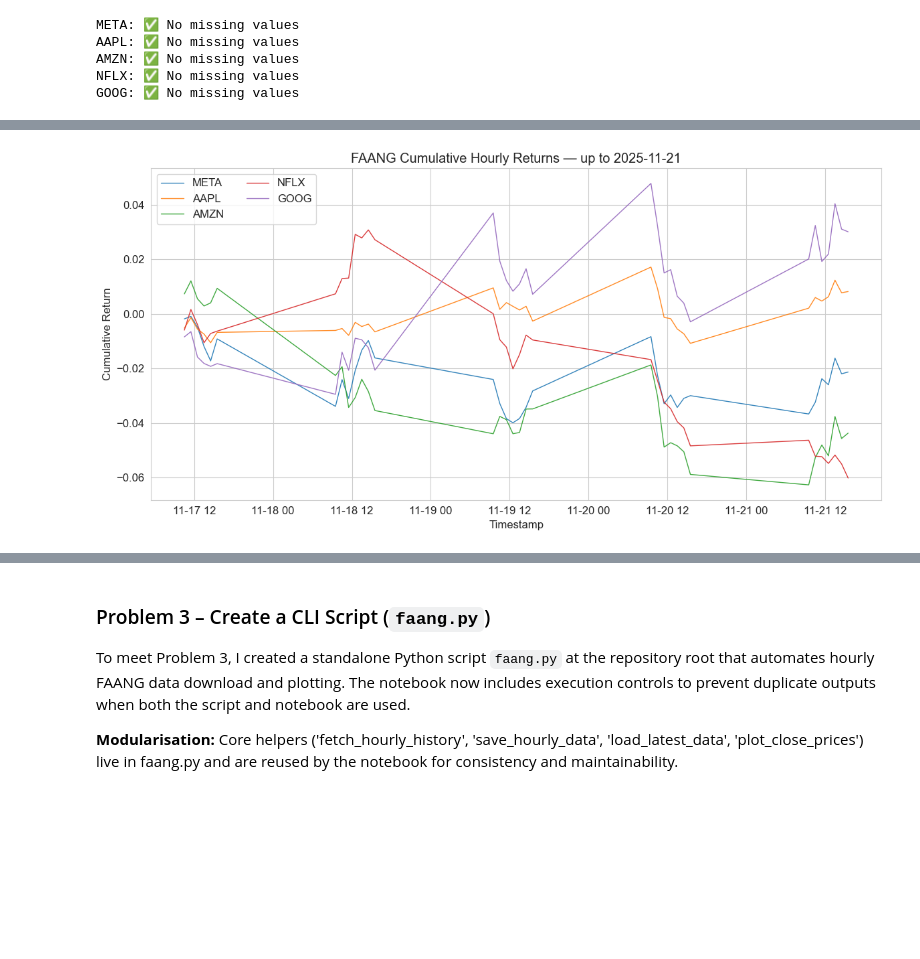
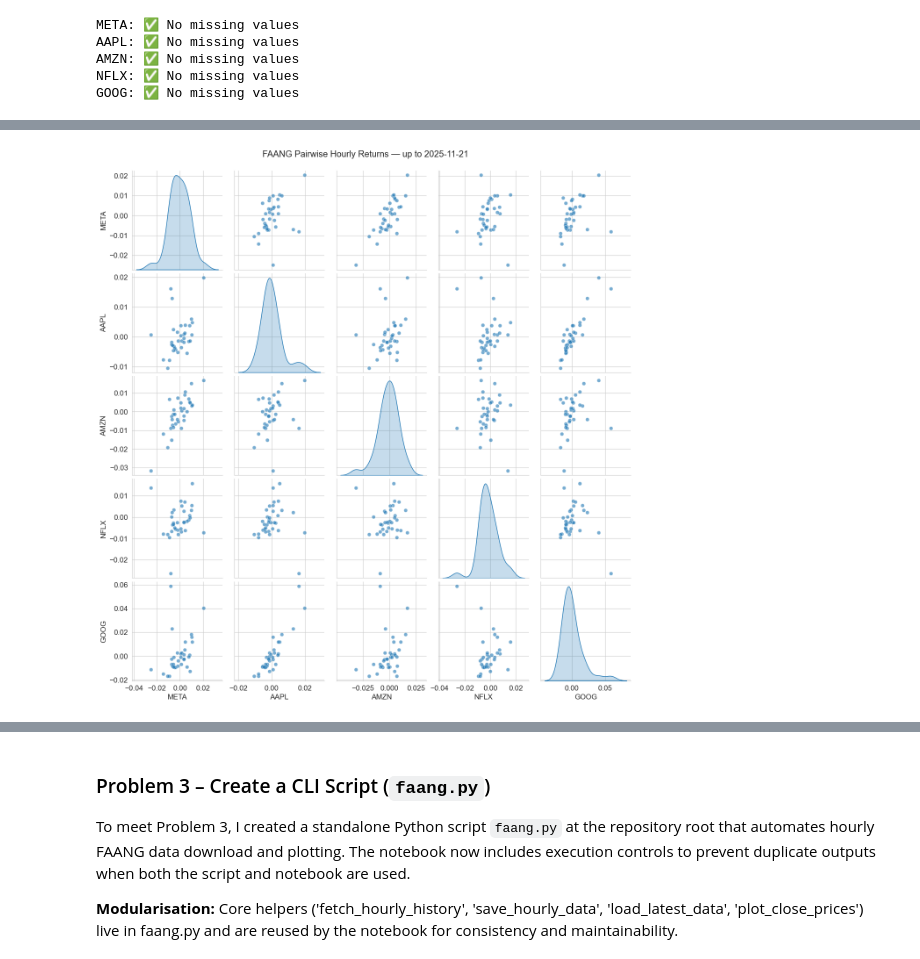
Before and after one commit to ECronin1973/computer_infrastructure, a Jupyter notebook: problems.ipynb, the cells around one changed output, grey strips where cells are left out. Drawn from its saved outputs; the diff is of its cells as text; code cells hidden in the pictures; blank space fills up the shorter version.

```diff
--- a/problems.ipynb
+++ b/problems.ipynb
@@ -759,62 +795,37 @@ Optional, display‑only cell that plots pairwise scatter panels and marginal KD
 # %%
-# Step 8b — Cumulative returns per ticker (uses Step 1 `data`)
+# Step 8b — Pairwise Scatterplot Matrix (Pairplot)
 
-# Validate Step 1 `data`
+# Ensure data is loaded
+tickers = ["META", "AAPL", "AMZN", "NFLX", "GOOG"]
 if 'data' not in globals() or not isinstance(data, dict) or not data:
-    raise RuntimeError("`data` (Step 1 downloads) not found or is empty. Ensure Step 1 populated `data` as dict[symbol -> DataFrame].")
+    print("`data` not found — reloading from Step 1 CSVs...")
+    data = load_latest_data(tickers, folder="data", show_preview=False)
 
-# 1) Build aligned prices from Step 1 frames
+# Build aligned price series
 aligned = []
 for sym, df in data.items():
     tmp = df.copy()
     if 'Date' in tmp.columns and 'Close' in tmp.columns:
-        tmp = tmp[['Date', 'Close']].copy()
         tmp['Date'] = pd.to_datetime(tmp['Date'], errors='coerce')
-        tmp = tmp.set_index('Date').sort_index()
+        tmp = tmp.set_index('Date').sort_index()[['Close']]
     elif 'Close' in tmp.columns:
         tmp.index = pd.to_datetime(tmp.index, errors='coerce')
-        tmp = tmp.sort_index()
-        tmp = tmp[['Close']].copy()
+        tmp = tmp.sort_index()[['Close']]
     else:
         print(f"Skipping {sym}: no 'Close' column found in Step 1 data.")
         continue
     tmp = tmp.rename(columns={'Close': sym})
     aligned.append(tmp)
 
-if not aligned:
-    raise RuntimeError("No valid price series found in `data` (Step 1).")
+prices = pd.concat(aligned, axis=1, join='inner')
+returns = prices.pct_change().dropna()
 
-prices = pd.concat(aligned, axis=1, join='inner')  # inner ensures synchronous timestamps
-if prices.empty:
-    print("No overlapping timestamps across tickers with inner join; consider outer join with documented NaN handling.")
-else:
-    # Diagnostics
-    print(f"Using Step 1 downloads. Aligned price matrix shape: {prices.shape}")
-    print(f"Time range: {prices.index.min()} to {prices.index.max()}")
+# Sample if dataset is large
+if len(returns) > 1000:
+    returns = returns.sample(1000, random_state=42)
 
-    # 2) Ensure numeric and compute synchronous returns
-    prices = prices.apply(pd.to_numeric, errors='coerce').dropna(axis=1, how='all')
-    returns = prices.pct_change().dropna(axis=0, how='any')  # synchronous returns only
-    if returns.empty:
-        print("No valid synchronous returns after pct_change and dropping NaNs.")
-    else:
-        # 3) Compute cumulative returns
-        cum_returns = (1 + returns).cumprod() - 1
-
-        # 4) Plot cumulative returns (display only)
-        fig, ax = plt.subplots(figsize=(12, 6))
-        for col in cum_returns.columns:
-            ax.plot(cum_returns.index, cum_returns[col], label=col, linewidth=1, alpha=0.9)
-        ax.set_title(f"FAANG Cumulative Hourly Returns — up to {prices.index.max().date()}")
-        ax.set_xlabel("Timestamp")
-        ax.set_ylabel("Cumulative Return")
-        ax.legend(loc="best", ncol=2)
-        ax.grid(True)
-
-        # Optional: enable log scale for y-axis
-        # ax.set_yscale('log')
-
-        plt.tight_layout()
-        plt.show()
-        plt.close(fig)
+# Generate pairplot across all tickers
+sns.pairplot(returns, diag_kind="kde", plot_kws={"alpha":0.6})
+plt.suptitle(f"FAANG Pairwise Hourly Returns — up to {prices.index.max().date()}", y=1.02)
+plt.show()
 # %% [output]
@@ -823,2 +832,2 @@ Time range: 2025-11-17 09:30:00-05:00 to 2025-11-21 15:30:00-05:00
-[figure, old version]
+[figure, new version]
 # %% [markdown]
```
Also changed, not shown: parts of 28 cells of this notebook, 2 other files.
